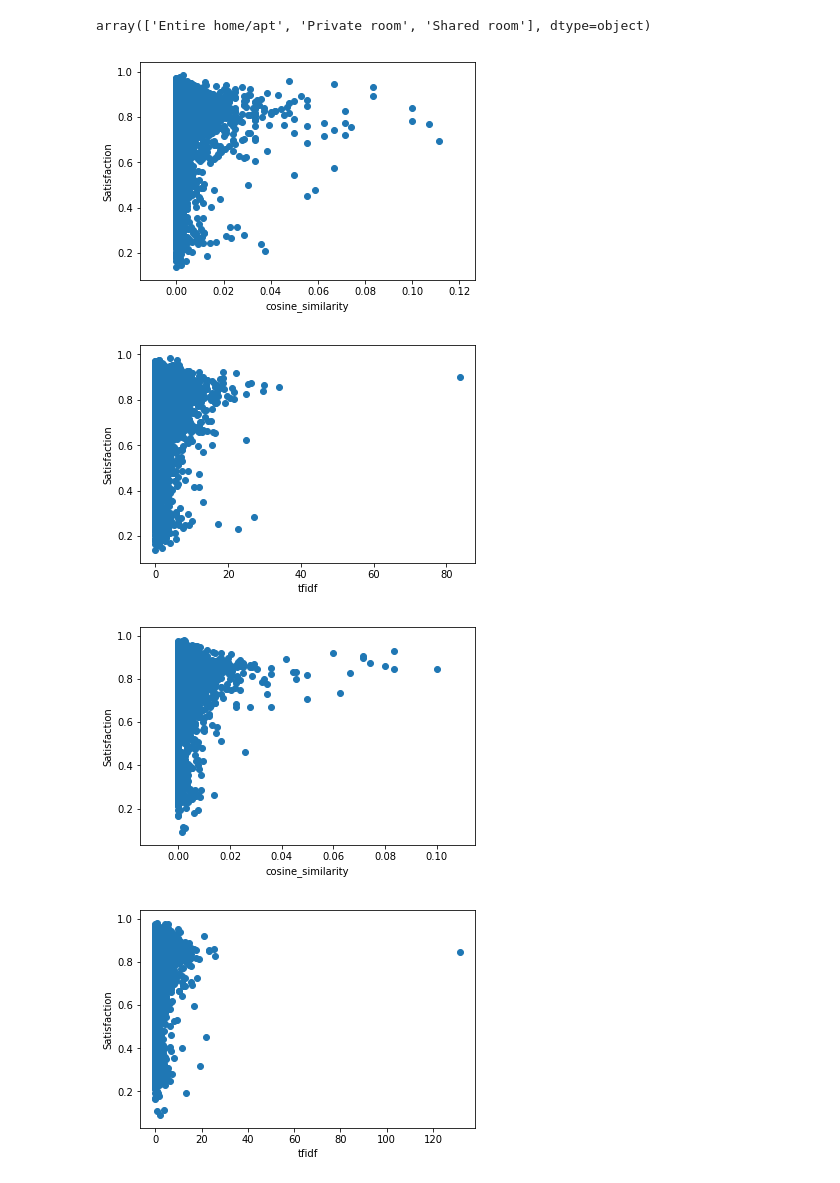
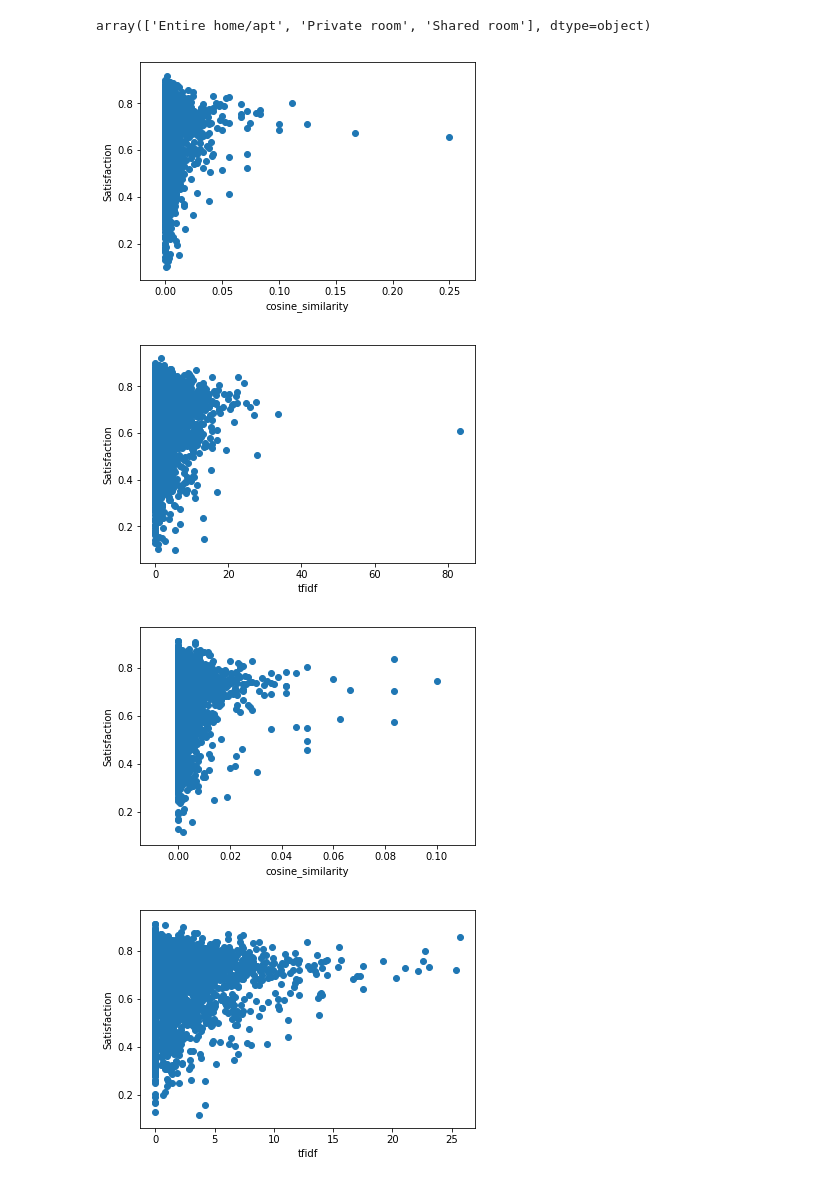
Before and after one commit to travelLynz/homophily_satisfaction, a Jupyter notebook: notebooks/5/language_model.ipynb, the cells around one changed output. Drawn from its saved outputs; the diff is of its cells as text; code cells hidden in the pictures.

```diff
--- a/notebooks/5/language_model.ipynb
+++ b/notebooks/5/language_model.ipynb
@@ -185,7 +193,7 @@ plt.show()
 # %% [markdown]
 #### Add Cosine Similarity to Feature Table
 # %%
-reviews_X = add_cosine_similarity(reviews, profiles_vec)
+reviews_X = profiles.add_cosine_similarity(reviews, profiles_vec)
 # %%
 import numpy as np
 np.set_printoptions(threshold=np.nan)
@@ -194,10 +202,10 @@ cosine_similarity(vec_x=profiles_vec['8967'], vec_y=profiles_vec['1784456'])
 # %% [output]
 0.0
 # %%
-reviews_X = add_tfidf(reviews_X, profiles_vec, profiles_freq, idf)
+reviews_X = profiles.add_tfidf(reviews_X, profiles_vec, profiles_freq, idf)
 # %% [markdown]
 #### Add Sentiment Scores
 # %%
-sent_reviews = pd.read_csv(os.path.join('..','7','sent_avgs.csv'), index_col=0)
+sent_reviews = pd.read_csv(os.path.join('..','3','satisfaction_scores.csv'), index_col=0)
 # %%
-reviews_X = reviews_X.join(sent_reviews[['id', 'avg_match_4']].set_index('id'), on='id')
+reviews_X = reviews_X.join(sent_reviews[['id', 'satisfaction']].set_index('id'), on='id')
@@ -228,30 +259,30 @@ reviews_full = reviews_X[reviews_X['listing_id'].isin(listings_full['id'].unique
 # %%
 reviews_shared = reviews_X[reviews_X['listing_id'].isin(listings_shared['id'].unique())]
 # %%
-plt.scatter(reviews_full['cosine_similarity'], reviews_full['avg_match_4'])
+plt.scatter(reviews_full['cosine_similarity'], reviews_full['satisfaction'])
 plt.xlabel('cosine_similarity')
 plt.ylabel('Satisfaction')
 plt.show()
 # %% [output]
-[figure, old version]
+[figure, new version]
 # %%
-plt.scatter(reviews_full['tfidf'], reviews_full['avg_match_4'])
+plt.scatter(reviews_full['tfidf'], reviews_full['satisfaction'])
 plt.xlabel('tfidf')
 plt.ylabel('Satisfaction')
 plt.show()
 # %% [output]
-[figure, old version]
+[figure, new version]
 # %%
-plt.scatter(reviews_shared['cosine_similarity'], reviews_shared['avg_match_4'])
+plt.scatter(reviews_shared['cosine_similarity'], reviews_shared['satisfaction'])
 plt.xlabel('cosine_similarity')
 plt.ylabel('Satisfaction')
 plt.show()
 # %% [output]
-[figure, old version]
+[figure, new version]
 # %%
-plt.scatter(reviews_shared['tfidf'], reviews_shared['avg_match_4'])
+plt.scatter(reviews_shared['tfidf'], reviews_shared['satisfaction'])
 plt.xlabel('tfidf')
 plt.ylabel('Satisfaction')
 plt.show()
 # %% [output]
-[figure, old version]
+[figure, new version]
```
Also changed, not shown: parts of 44 cells of this notebook, 33 other files.
